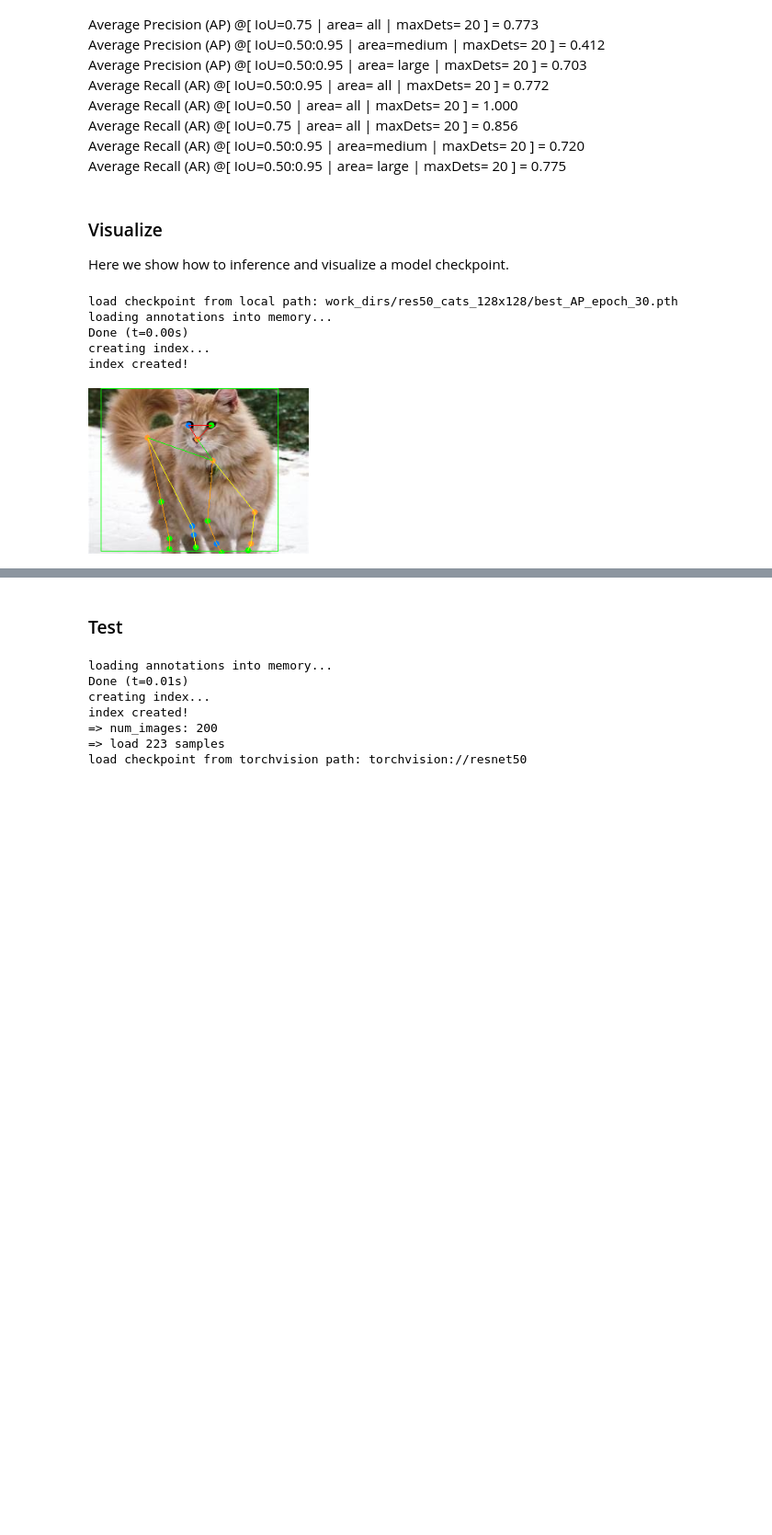
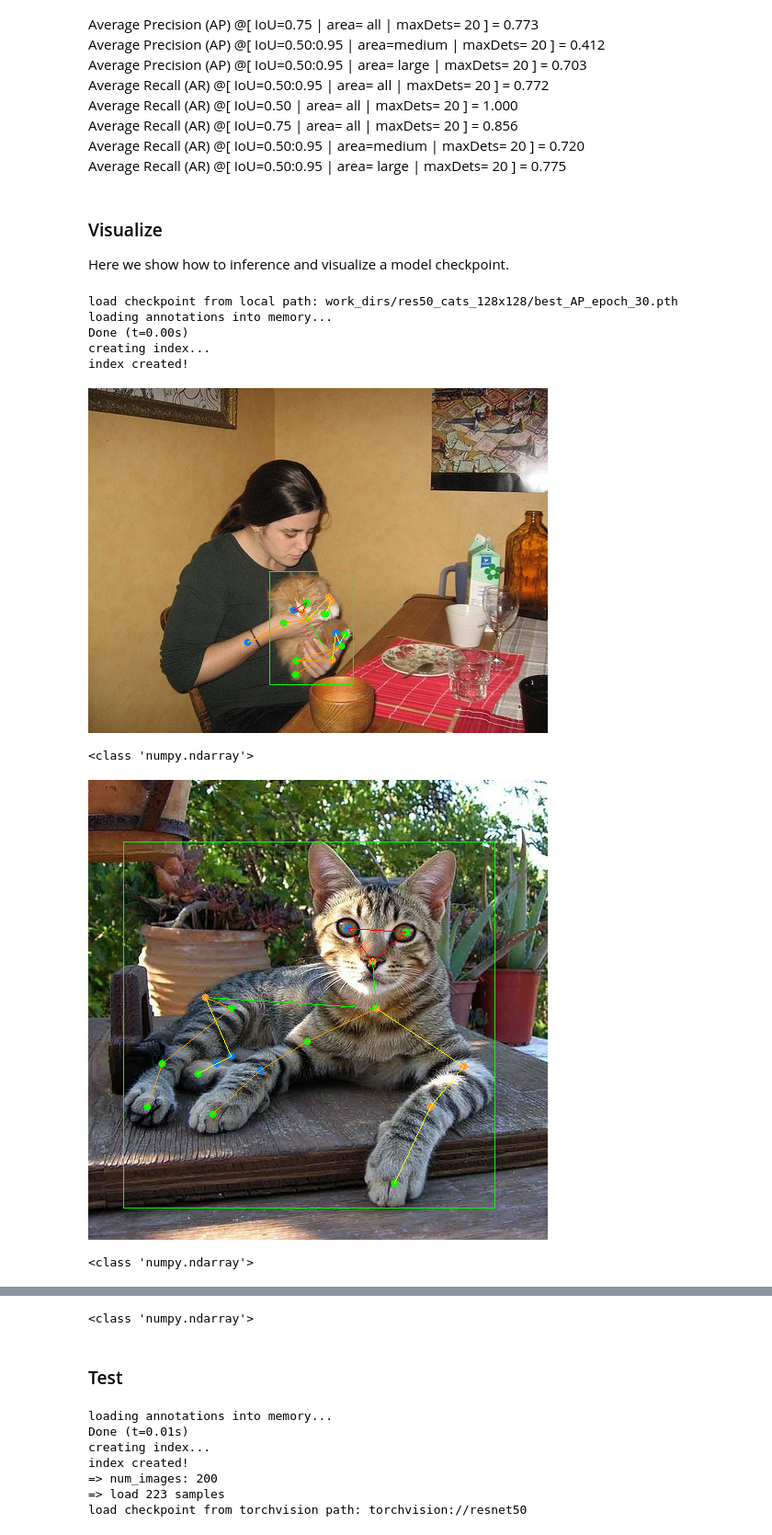
Before and after one commit to lllllh1115/DASC7606, a Jupyter notebook: Lian_Huan_Homework.ipynb, the cells around one changed output, grey strips where cells are left out. Shown at 92% size. Cells and saved outputs as stored; diff of their text form; code cells hidden in the pictures; blank space fills up the shorter version.

```diff
--- a/Lian_Huan_Homework.ipynb
+++ b/Lian_Huan_Homework.ipynb
@@ -591,14 +591,10 @@ pose_model = init_pose_model(pose_config, pose_checkpoint)
 # Use coco api to read the validation set
 coco = COCO('data/cats/annotations/val.json')
 img_keys = list(coco.imgs.keys())
-image_id =  img_keys[-1]
-image = coco.loadImgs(image_id)[0]
-image_name = os.path.join('data/cats/images', image['file_name'])
-ann_ids = coco.getAnnIds(image_id)
-
 config = Config.fromfile(
     './configs/_base_/datasets/cats.py'
 )
+#print(img_keys)
 dataset = pose_model.cfg.data['test']['type']
 dataset_info = pose_model.cfg.data['test'].get('dataset_info', None)
 if dataset_info is None:
@@ -609,53 +605,62 @@ if dataset_info is None:
 else:
     dataset_info = DatasetInfo(dataset_info)
 
+for i in range(3): #len(img_keys)
+  image_id =  img_keys[i]
+  image = coco.loadImgs(image_id)[0]
+  image_name = os.path.join('data/cats/images', image['file_name'])
+  ann_ids = coco.getAnnIds(image_id)
 
 # make bounding boxes
-box_results = []
-for ann_id in ann_ids:
+  box_results = []
+  for ann_id in ann_ids:
     item = {}
     ann = coco.anns[ann_id]
     # bbox format is 'xywh'
     item['bbox'] = ann['bbox']
     box_results.append(item)
 
-# test a single image, with a list of bboxes
-pose_results, returned_outputs = inference_top_down_pose_model(
+  # test a single image, with a list of bboxes
+  pose_results, returned_outputs = inference_top_down_pose_model(
     pose_model,
     image_name,
     box_results,
     bbox_thr=None,
     format='xywh',
     dataset='AnimalCatsDataset',
     dataset_info=dataset_info)
 
 
-# show pose estimation results
-vis_result = vis_pose_result(pose_model,
+  # show pose estimation results
+  vis_result = vis_pose_result(pose_model,
                              image_name,
                              pose_results,
                              kpt_score_thr=0.,
                              dataset='AnimalCatsDataset',
                              show=False)
 
 # reduce image size
-vis_result = cv2.resize(vis_result, dsize=None, fx=1, fy=1)
+#vis_result = cv2.resize(vis_result, dsize=None, fx=1, fy=1)
 
-if local_runtime:
-  from IPython.display import Image, display
-  import tempfile
-  import os.path as osp
-  import cv2
-  with tempfile.TemporaryDirectory() as tmpdir:
-    file_name = osp.join(tmpdir, 'pose_results.png')
-    cv2.imwrite(file_name, vis_result)
-    display(Image(file_name))
-else:
-  cv2_imshow(vis_result)
+  if local_runtime:
+    from IPython.display import Image, display
+    import tempfile
+    import os.path as osp
+    import cv2
+    with tempfile.TemporaryDirectory() as tmpdir:
+      file_name = osp.join(tmpdir, 'pose_results.png')
+      cv2.imwrite(file_name, vis_result)
+      display(Image(file_name))
+  else:
+    cv2_imshow(vis_result)
+    #print(type(vis_result))
 # %% [output]
 load checkpoint from local path: work_dirs/res50_cats_128x128/best_AP_epoch_30.pth
 loading annotations into memory...
 Done (t=0.00s)
 creating index...
 index created!
-[figure, old version]
+[figure, new version]
+<class 'numpy.ndarray'>
+[figure, added]
+<class 'numpy.ndarray'>
@@ -662,3 +668,4 @@ index created!
+<class 'numpy.ndarray'>
 # %% [markdown]
 ### Test
 # %%
```
Also changed, not shown: parts of 1 cell of this notebook.
